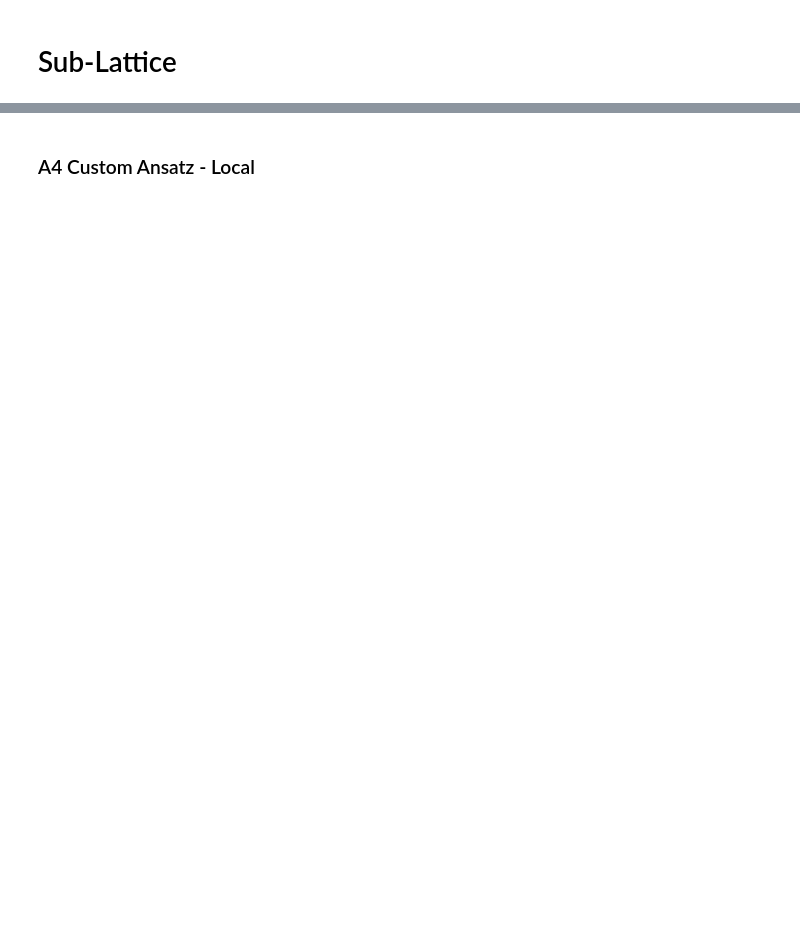
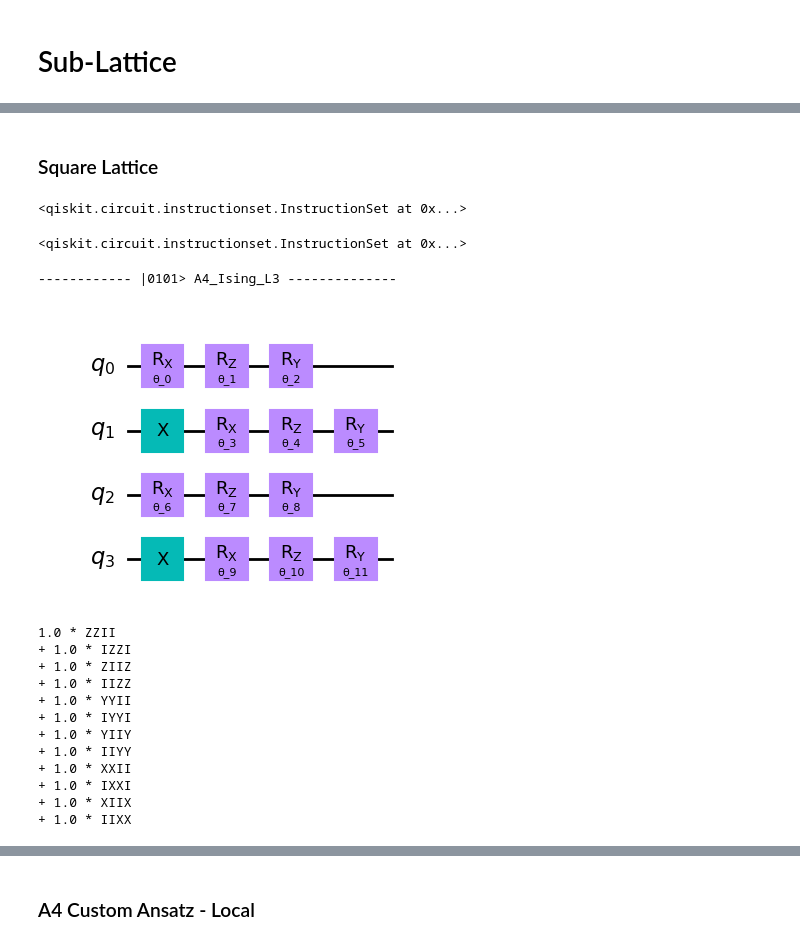
Before and after one commit to rrodenbusch/open-science-prize-2022, a Jupyter notebook: SubLattice.ipynb, the cells around one changed output, grey strips where cells are left out. Drawn from its saved outputs; the diff is of its cells as text; code cells hidden in the pictures; blank space fills up the shorter version.

```diff
--- a/SubLattice.ipynb
+++ b/SubLattice.ipynb
@@ -177,0 +275,26 @@ Sparse Pauli(128, 128) as list:
+# %%
+for key,H in hams.items():
+    degen_list = ''
+    eigenvals = eigenvalues.get(key,None)
+    if eigenvals is None:
+        print(f"\nCompute eigenvalues for {key}")
+        result = NumPyEigensolver(k=64).compute_eigenvalues(H)
+        eigenvectors[key] = result.eigenstates
+        eigenvalues[key] = result.eigenvalues
+        targets[key] = eigenvalues[key][0]
+        eigenvals = results.eigenvalues
+    unq_value, unq_counts = degeneracy(eigenvals)
+    for eig in unq_value:
+        degen = unq_counts[eig]
+        degen_list += f"\n\t{np.around(eig,4):8.4f}:[{degen}]"
+        cell = cell_list.get(key,None)
+        if cell is None:
+            edges = -1
+        else:
+            edges = len(cell.weighted_edge_list)
+    print(f"\nH{key}: Edges {edges} "
+          f"Eigenvalues {len(eigenvalues[key])} {degen_list}\n")
+
+print(f"Targets:")
+for key in hams:
+    print(f"\t{key:6s} : {np.around(targets[key],8)}")
@@ -327,13 +549,13 @@ def BoundaryCondition(qbits,K,num_qubits):
 # %%
 # Case 1  K = I
 H4_BCS_C1 = BoundaryCondition([0,1],I,4) + BoundaryCondition([0,3],I,4)
-H4_full = H4 + H4_BCS_C1
-H4_BC_1 = H4 + H4_BCS_C1
-exact_result4_C1 = NumPyEigensolver(k=20).compute_eigenvalues(H4_BC_1)
-targets['H4_BC_1'] = exact_result4_C1.eigenvalues[0]
+hams['4_4_BC1']  =  hams['4_4'] + H4_BCS_C1
+exact_result4_C1 = NumPyEigensolver(k=64).compute_eigenvalues(hams['4_4_BC1'])
+targets['4_4_BC_1'] = exact_result4_C1.eigenvalues[0]
 
 # kagome.SparsePauliPrint(H4_BCS_C1.primitive,label='Additional Terms')
 print(f"Part Lattice (4 Nodes) Case 1 (K=I) eigenvalues {exact_result4_C1.eigenvalues}\n")
 # kagome.SparsePauliPrint(H4_BC_1.primitive,label='Full Hamiltonian Case 1: K=I')
+print(hams['4_4_BC1'])
 # %% [output]
 Part Lattice (4 Nodes) Case 1 (K=I) eigenvalues [-6. -6. -6. -6. -6. -2. -2. -2.  2.  2.  2.  6.  6.  6.  6.  6.]
@@ -508,0 +683,30 @@ Relative error: 0.31713814%
+# %% [markdown]
+### Square Lattice
+# %%
+# Start with ansatz on the minimum solution
+qc=QuantumCircuit(4)
+qc.x(1)
+qc.x(3)
+A4_I_L3  = rotationIsing(4,qc=qc,name='|0101> A4_Ising_L3',layers=3)
+print(f"------------ {A4_I_L3.name} --------------")
+A4_I_L3.draw()
+key = 'sq_4'
+H = hams[key]
+print(H)
+# %% [output]
+<qiskit.circuit.instructionset.InstructionSet at 0x...>
+<qiskit.circuit.instructionset.InstructionSet at 0x...>
+------------ |0101> A4_Ising_L3 --------------
+[figure, added]
+1.0 * ZZII
++ 1.0 * IZZI
++ 1.0 * ZIIZ
++ 1.0 * IIZZ
++ 1.0 * YYII
++ 1.0 * IYYI
++ 1.0 * YIIY
++ 1.0 * IIYY
++ 1.0 * XXII
++ 1.0 * IXXI
++ 1.0 * XIIX
++ 1.0 * IIXX
```
Also changed, not shown: parts of 62 cells of this notebook, 2 other files.
